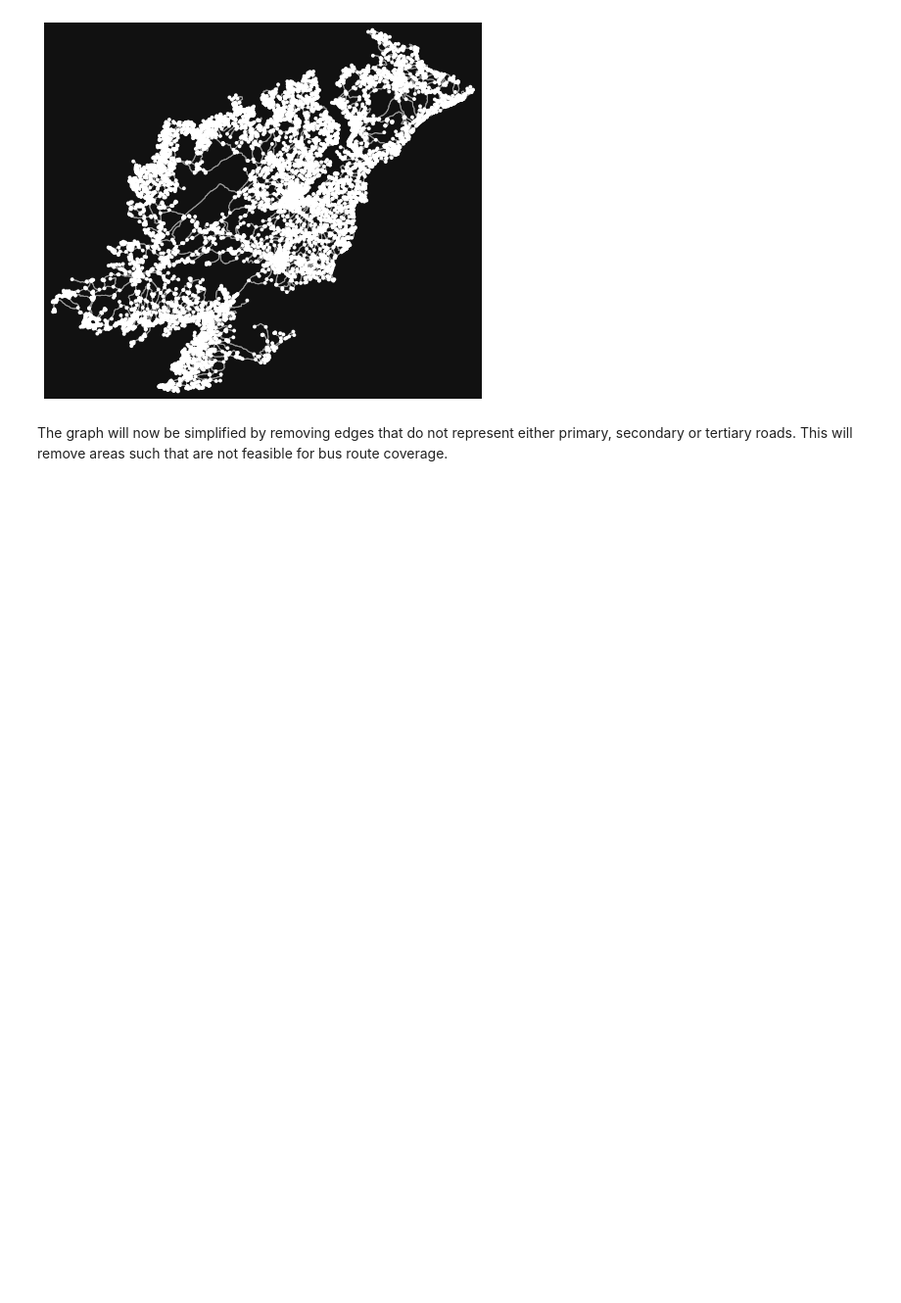
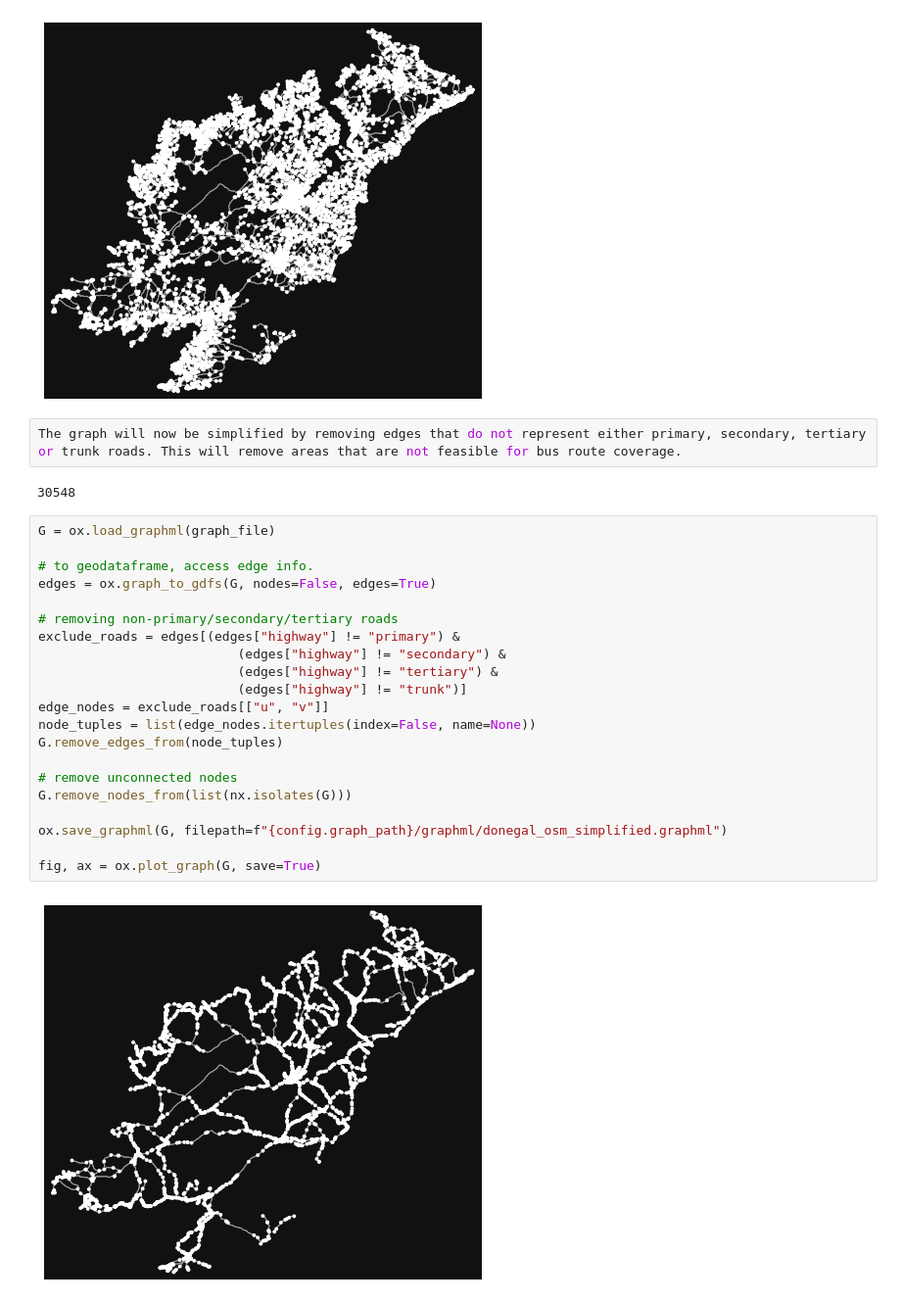
Before and after one commit to ancodia/donegal-bus-routes, a Jupyter notebook: graph/notebooks/create_graph.ipynb, the cells around one changed output. Shown at 98% size. Cells and saved outputs as stored; diff of their text form; blank space fills up the shorter version.

```diff
--- a/graph/notebooks/create_graph.ipynb
+++ b/graph/notebooks/create_graph.ipynb
@@ -11,8 +11,33 @@ ox.save_graphml(G, filepath=graph_file)
 fig, ax = ox.plot_graph(G, save=True)
 # %% [output]
 [figure]
-# %% [markdown]
-The graph will now be simplified by removing edges that do not represent either primary, secondary or tertiary roads. This will remove areas such that are not feasible for bus route coverage.
+# %%
+The graph will now be simplified by removing edges that do not represent either primary, secondary, tertiary or trunk roads. This will remove areas that are not feasible for bus route coverage.
+# %% [output]
+30548
+# %%
+G = ox.load_graphml(graph_file)
+
+# to geodataframe, access edge info.
+edges = ox.graph_to_gdfs(G, nodes=False, edges=True)
+
+# removing non-primary/secondary/tertiary roads
+exclude_roads = edges[(edges["highway"] != "primary") &
+                          (edges["highway"] != "secondary") &
+                          (edges["highway"] != "tertiary") &
+                          (edges["highway"] != "trunk")]
+edge_nodes = exclude_roads[["u", "v"]]
+node_tuples = list(edge_nodes.itertuples(index=False, name=None))
+G.remove_edges_from(node_tuples)
+
+# remove unconnected nodes
+G.remove_nodes_from(list(nx.isolates(G)))
+
+ox.save_graphml(G, filepath=f"{config.graph_path}/graphml/donegal_osm_simplified.graphml")
+
+fig, ax = ox.plot_graph(G, save=True)
+# %% [output]
+[figure, added]
 # %%
 len(G.edges)
 # %% [output]
```
Also changed, not shown: parts of 4 cells of this notebook, 8 other files.
